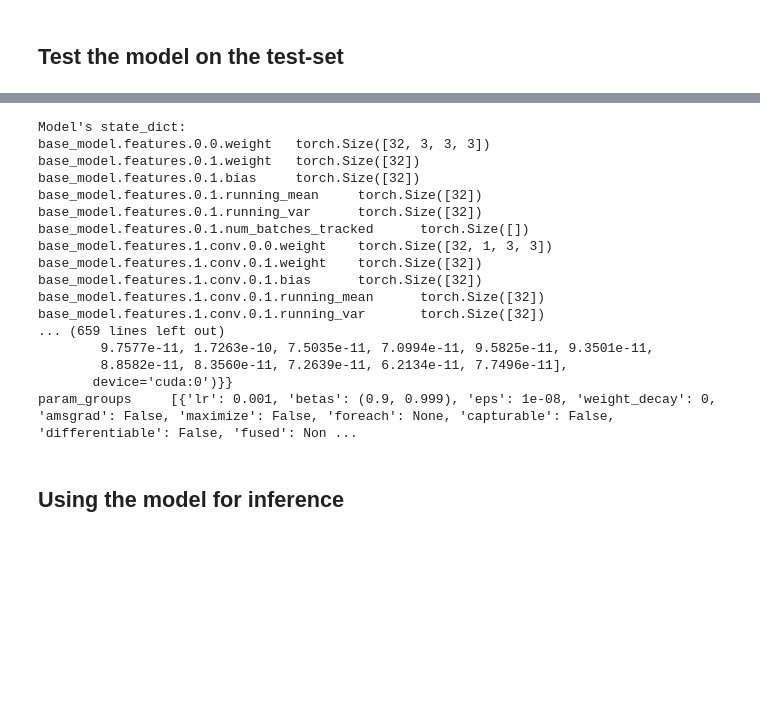
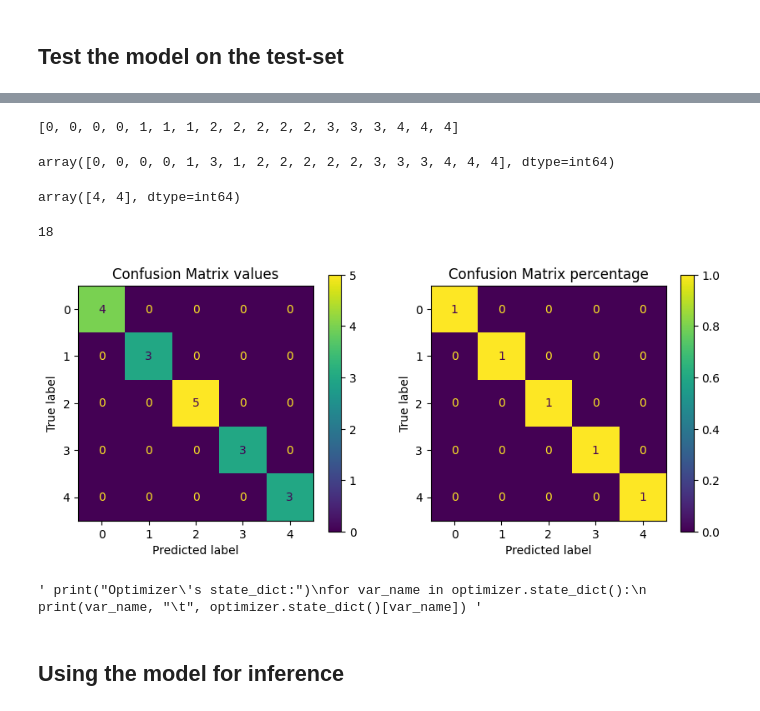
Before and after one commit to PiWebswiss/Genesis, a Jupyter notebook: pytorch-train.ipynb, the cells around one changed output, grey strips where cells are left out. Cells and saved outputs as stored; diff of their text form; code cells hidden in the pictures; blank space fills up the shorter version.

```diff
--- a/pytorch-train.ipynb
+++ b/pytorch-train.ipynb
@@ -554,10 +649,12 @@ def evaluate(model, test_loader):
   # Track total loss and number of correct predictions
   total_loss = 0
   correct_predictions = 0
+  pred_class = []
 
   # No gradient calculation needed during evaluation
   with torch.no_grad():
     for data, target in test_loader:
+
       data, target = data.to(device), target.to(device)  # Move to device (CPU/GPU)
       output = model(data)  # Get model predictions
       # Calculate loss (e.g., cross-entropy loss for classification)
@@ -569,13 +666,19 @@ def evaluate(model, test_loader):
       _, predicted = torch.max(output.data, 1)  # Get predicted class labels
       correct_predictions += (predicted == target).sum().item()
 
+      # Save the prediction classes index
+      pred_class.append(predicted.cpu().data.numpy())
+
   # Calculate average loss and accuracy
   average_loss = total_loss / len(test_loader.dataset)
   accuracy = correct_predictions / len(test_loader.dataset)
 
+  pred_class_array = np.concatenate(pred_class)
+
+
   # Print or return evaluation metrics (loss, accuracy)
   print(f"Test Loss: {average_loss:.4f}, Accuracy: {accuracy:.4f}")
-  return average_loss, accuracy
+  return average_loss, accuracy, pred_class_array
 
-evaluate(model, test_loader)
+average_loss, accuracy, test_pred = evaluate(model, test_loader)
 # %% [output]
@@ -584,28 +686,48 @@ Test Loss: 0.1109, Accuracy: 0.8889
+# %%
+test_set.targets
+# %% [output]
+[0, 0, 0, 0, 1, 1, 1, 2, 2, 2, 2, 2, 3, 3, 3, 4, 4, 4]
+# %%
+test_pred
+# %% [output]
+array([0, 0, 0, 0, 1, 3, 1, 2, 2, 2, 2, 2, 3, 3, 3, 4, 4, 4], dtype=int64)
+# %%
+test_pred[1]
+# %% [output]
+array([4, 4], dtype=int64)
+# %%
+len(test_set.targets)
+# %% [output]
+18
+# %%
+
+from sklearn.metrics import ConfusionMatrixDisplay
+
+test_pred_labels = test_pred
+
+true_test_pred_labels = test_set.targets
+
+# Plot Confusion Matrix
+fig, (ax0, ax1) = plt.subplots(1, 2, figsize=(10, 4))
+
+ConfusionMatrixDisplay.from_predictions(true_test_pred_labels, test_pred_labels, ax=ax0)
+ax0.set_title("Confusion Matrix values")
+
+ConfusionMatrixDisplay.from_predictions(true_test_pred_labels, test_pred_labels, normalize="true", ax=ax1)
+ax1.set_title("Confusion Matrix percentage")
+
+plt.show()
+# %% [output]
+[figure, added]
 # %%
 # Print model's state_dict
-print("Model's state_dict:")
+""" print("Model's state_dict:")
 for param_tensor in model.state_dict():
-    print(param_tensor, "\t", model.state_dict()[param_tensor].size())
+    print(param_tensor, "\t", model.state_dict()[param_tensor].size()) """
 
 # Print optimizer's state_dict
-print("Optimizer's state_dict:")
+""" print("Optimizer's state_dict:")
 for var_name in optimizer.state_dict():
-    print(var_name, "\t", optimizer.state_dict()[var_name])
+    print(var_name, "\t", optimizer.state_dict()[var_name]) """
 # %% [output]
-Model's state_dict:
-base_model.features.0.0.weight   torch.Size([32, 3, 3, 3])
-base_model.features.0.1.weight   torch.Size([32])
-base_model.features.0.1.bias     torch.Size([32])
-base_model.features.0.1.running_mean     torch.Size([32])
-base_model.features.0.1.running_var      torch.Size([32])
-base_model.features.0.1.num_batches_tracked      torch.Size([])
-base_model.features.1.conv.0.0.weight    torch.Size([32, 1, 3, 3])
-base_model.features.1.conv.0.1.weight    torch.Size([32])
-base_model.features.1.conv.0.1.bias      torch.Size([32])
-base_model.features.1.conv.0.1.running_mean      torch.Size([32])
-base_model.features.1.conv.0.1.running_var       torch.Size([32])
-... (659 lines left out)
-        9.7577e-11, 1.7263e-10, 7.5035e-11, 7.0994e-11, 9.5825e-11, 9.3501e-11,
-        8.8582e-11, 8.3560e-11, 7.2639e-11, 6.2134e-11, 7.7496e-11],
-       device='cuda:0')}}
-param_groups     [{'lr': 0.001, 'betas': (0.9, 0.999), 'eps': 1e-08, 'weight_decay': 0, 'amsgrad': False, 'maximize': False, 'foreach': None, 'capturable': False, 'differentiable': False, 'fused': Non ...
+' print("Optimizer\'s state_dict:")\nfor var_name in optimizer.state_dict():\n    print(var_name, "\t", optimizer.state_dict()[var_name]) '
```
Also changed, not shown: parts of 18 cells of this notebook, 2 other files.
